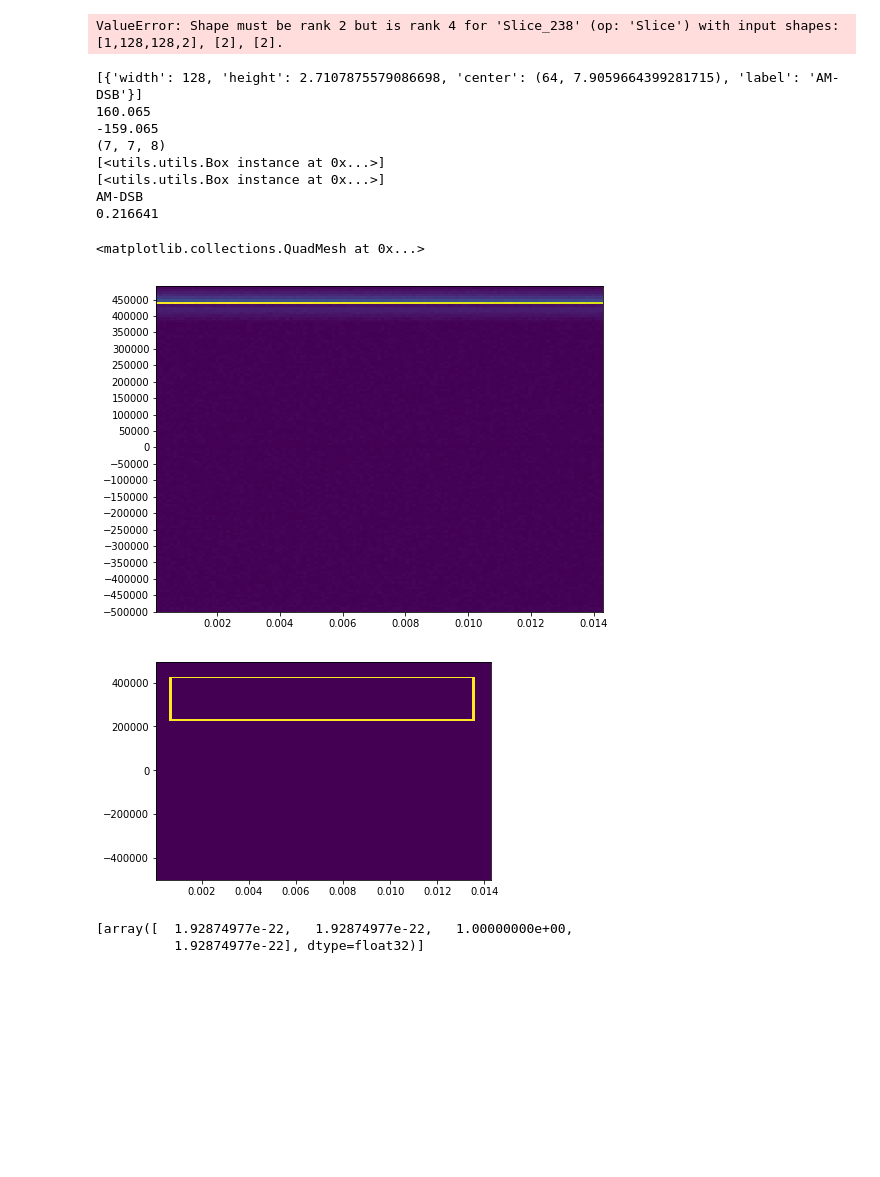
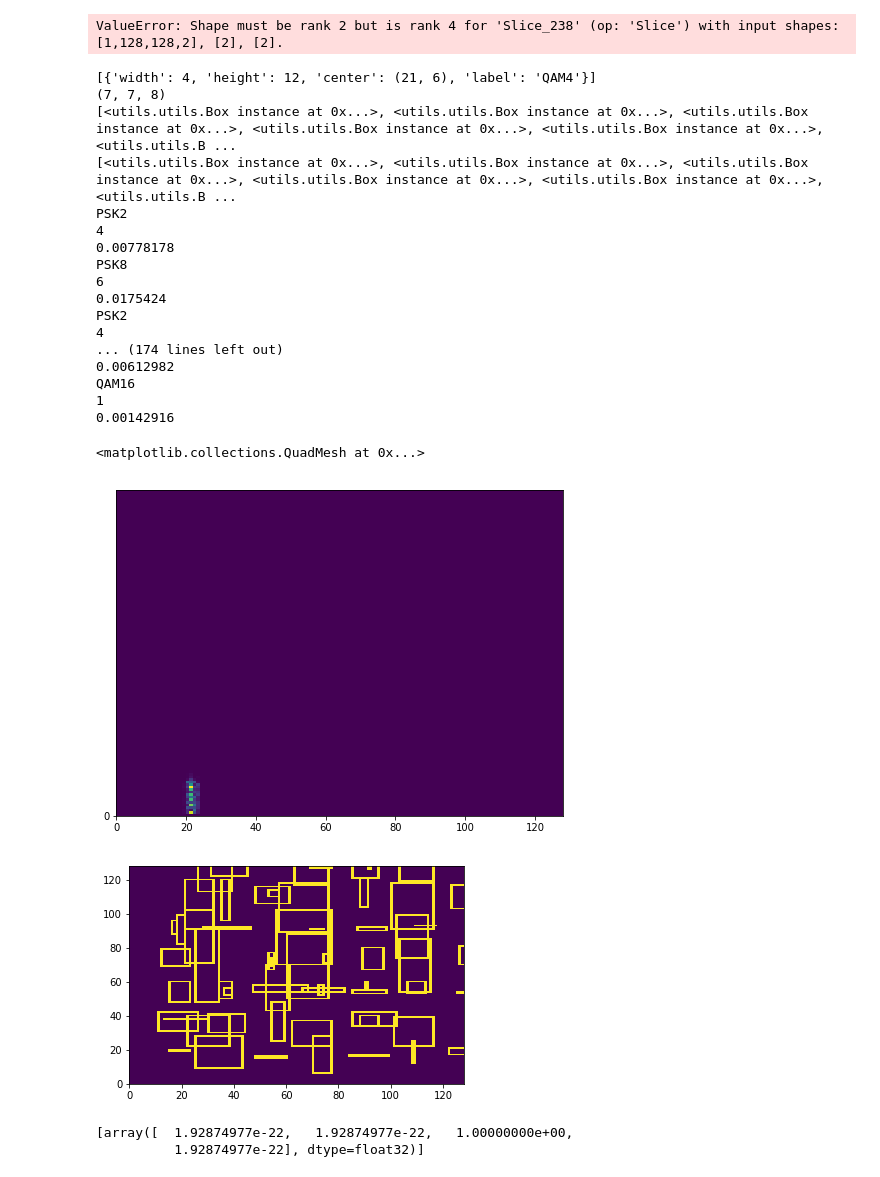
Before and after one commit to peteryej/spectrumproj, a Jupyter notebook: NewSpectrumCNN-Localization.ipynb, the cells around one changed output. Saved outputs shown, nothing was run; the diff lists cells and outputs as text; code cells hidden in the pictures; blank space fills up the shorter version.

```diff
--- a/NewSpectrumCNN-Localization.ipynb
+++ b/NewSpectrumCNN-Localization.ipynb
@@ -67,7 +67,7 @@ from scipy import signal
 import matplotlib.ticker as ticker
 from dataset.dataset_model import dataset_model
 
-path = "newdataset/"
+path = "trainingdataset/"
 
 datapoint = cPickle.load(open(os.path.join(path,'object_generated0.dat')))
 
@@ -86,8 +86,8 @@ tick_spacing = 50000
 
 # print datapoint['data'][:,:,0]
 
-t = datapoint['segment_t']
-f = datapoint['sample_f']
+#t = datapoint['segment_t']
+#f = datapoint['sample_f']
 
 print datapoint['objects']
 
@@ -100,9 +100,10 @@ print np.log10(matrix_data[:,:,0]/matrix_data[:,:,0].min())
 
 norm_matrix_data = matrix_data * 1.0/matrix_data.max()
 
-mag_data = np.sqrt(np.power(norm_matrix_data,2) + np.power(norm_matrix_data,2))
+mag_data = np.sqrt(np.power(norm_matrix_data[:,:,0],2) + np.power(norm_matrix_data[:,:,1],2))
 
-plt.pcolormesh(t,f, mag_data)
+#plt.pcolormesh(t,f, mag_data)
+plt.pcolormesh(mag_data)
 ax = plt.gca()
 ax.yaxis.set_major_locator(ticker.MultipleLocator(tick_spacing))
 
@@ -132,10 +133,10 @@ from dataset.dataset_model import dataset_model
 
 # Set up some params
 nb_epoch = 100     # number of epochs to train on
-batch_size = 64  # training batch size
+batch_size = 32  # training batch size
 
-train_set = dataset_model('dataset/dataset_localized_7_singlesource', localization_dataset = True)
-test_set = dataset_model('dataset/dataset_localized_7_singlesource', localization_dataset = True)
+train_set = dataset_model('trainingdataset/', localization_dataset = True)
+test_set = dataset_model('testdataset/', localization_dataset = True)
 
 train_set_gen = train_set.dataset_generator_localized(batch_size)
 test_set_gen = test_set.dataset_generator_localized(batch_size)
@@ -279,11 +280,11 @@ ValueError: Shape must be rank 2 but is rank 4 for 'Slice_238' (op: 'Slice') wit
 # %%
 from utils import utils
 reload(utils)
-path = "dataset/dataset_localized_7_singlesource/"
+path = "trainingdataset"
 filepath = 'spectrumCNN_Localized.wts.h5'
 model.load_weights(filepath)
 
-datapoint = cPickle.load(open(os.path.join(path,'7600.dat')))
+datapoint = cPickle.load(open(os.path.join(path,'object_generated0.dat')))
 
 # plt.plot(np.real(datapoint['raw_data'][0:100]))
 # plt.plot(np.imag(datapoint['raw_data'][0:100]))
@@ -300,50 +301,61 @@ tick_spacing = 50000
 
 # print datapoint['data'][:,:,0]
 
-t = datapoint['segment_t']
-f = datapoint['sample_f']
+#t = datapoint['segment_t']
+#f = datapoint['sample_f']
 
 print datapoint['objects']
 
 mag_data = np.sqrt(np.power(datapoint['data'][:,:,0],2) + np.power(datapoint['data'][:,:,1],2))
 
 
-print datapoint['data'].max()
-print datapoint['data'].min()
+#print datapoint['data'].max()
+#print datapoint['data'].min()
 
 norm_data = train_set.normalize_data(datapoint['data'])
 
-plt.pcolormesh(t,f, mag_data)
+plt.pcolormesh(mag_data)
 ax = plt.gca()
 ax.yaxis.set_major_locator(ticker.MultipleLocator(tick_spacing))
 
 model_out = model.predict(np.array([norm_data]), batch_size=1)
 
 # dsmodel = dataset_model('dataset/dataset_localized_1', localization_dataset = True)
 # junk,matrix =  dsmodel.extract_localization_data('201.dat')
 
-boxes =  utils.yolo_net_out_to_boxes(model_out, threshold=0.215)
+boxes =  utils.yolo_net_out_to_boxes(model_out, threshold=0)
+
 
 for box in boxes:
     print config.CLASS_TYPES[box.label_index]
+    print box.label_index
     print box.prob
 
 mag_data_boxes = utils.draw_box(boxes, mag_data)
 
 plt.figure()
-plt.pcolormesh(t,f, mag_data_boxes)
+plt.pcolormesh(mag_data_boxes)
 # %% [output]
-[{'width': 128, 'height': 2.7107875579086698, 'center': (64, 7.9059664399281715), 'label': 'AM-DSB'}]
-160.065
--159.065
+[{'width': 4, 'height': 12, 'center': (21, 6), 'label': 'QAM4'}]
 (7, 7, 8)
-[<utils.utils.Box instance at 0x...>]
-[<utils.utils.Box instance at 0x...>]
-AM-DSB
-0.216641
+[<utils.utils.Box instance at 0x...>, <utils.utils.Box instance at 0x...>, <utils.utils.Box instance at 0x...>, <utils.utils.Box instance at 0x...>, <utils.utils.Box instance at 0x...>, <utils.utils.B ...
+[<utils.utils.Box instance at 0x...>, <utils.utils.Box instance at 0x...>, <utils.utils.Box instance at 0x...>, <utils.utils.Box instance at 0x...>, <utils.utils.Box instance at 0x...>, <utils.utils.B ...
+PSK2
+4
+0.00778178
+PSK8
+6
+0.0175424
+PSK2
+4
+... (174 lines left out)
+0.00612982
+QAM16
+1
+0.00142916
 <matplotlib.collections.QuadMesh at 0x...>
-[figure, old version]
+[figure, new version]
-[figure, old version]
+[figure, new version]
 # %%
 
 input_45 = tf.placeholder(tf.float32, (4))
```
Also changed, not shown: parts of 4 cells of this notebook, 12 other files.
